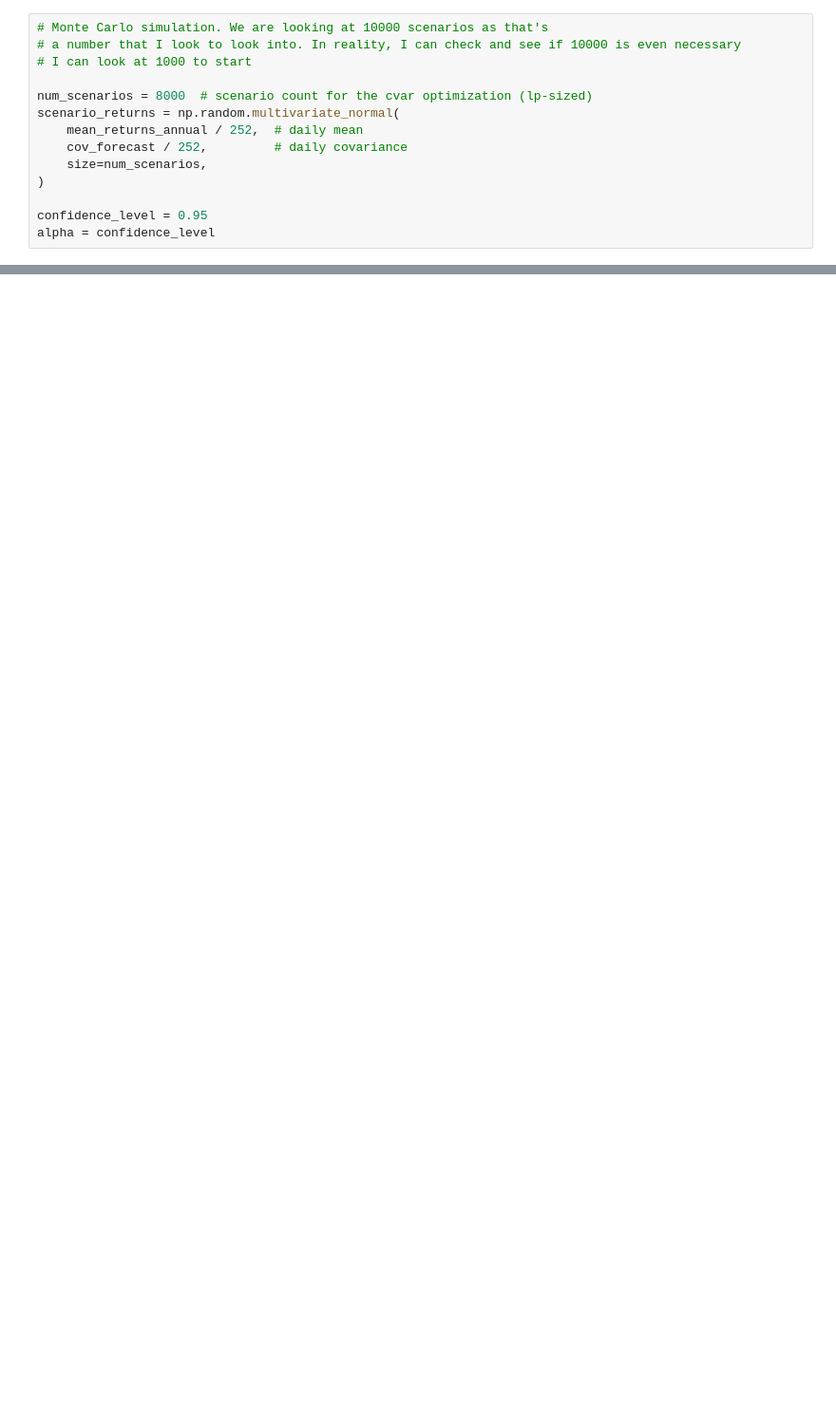
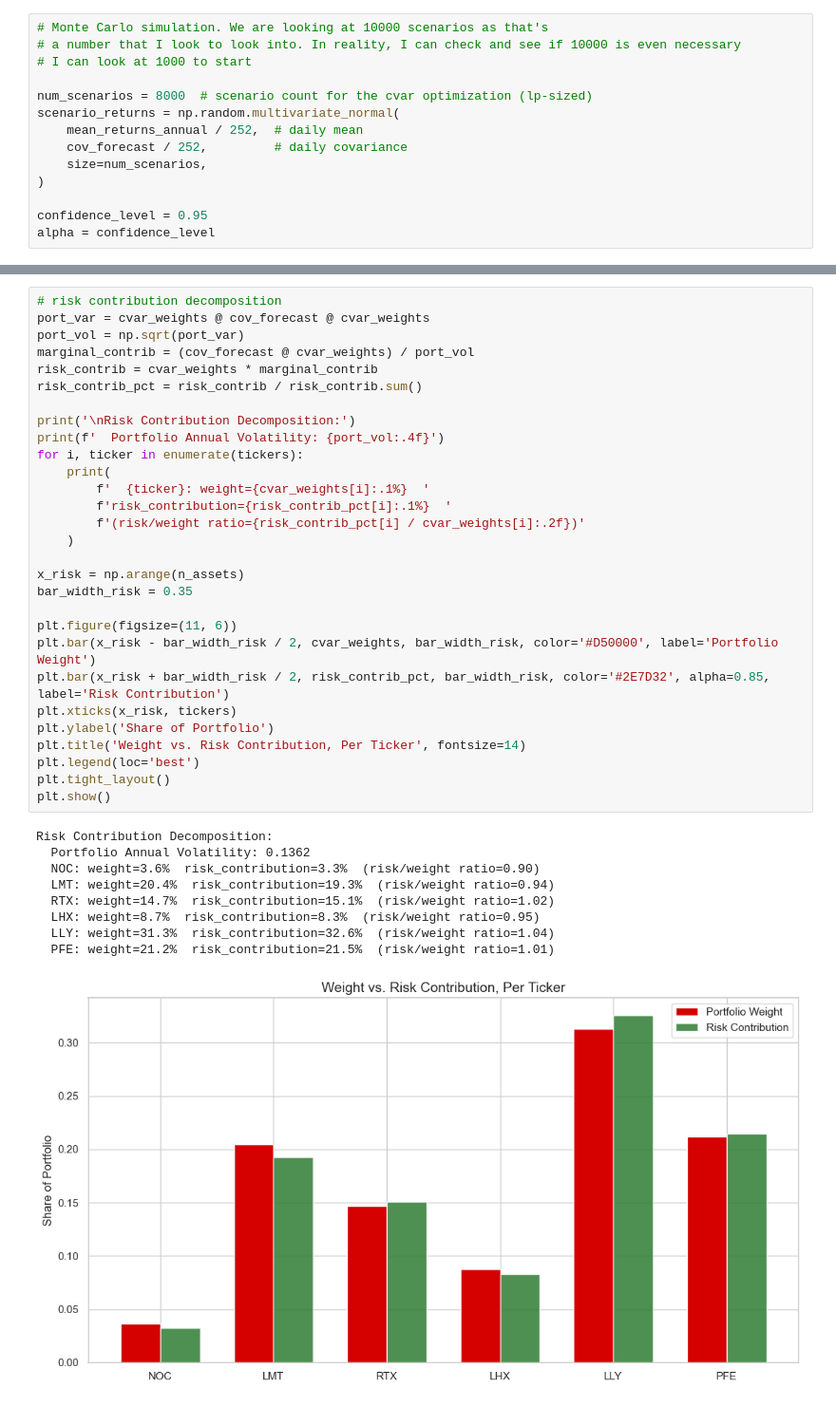
Before and after one commit to bekahaadams314/Market-Risk-Portfolio-Engine, a Jupyter notebook: market_portfolio_optimizer_using_monte_carlo.ipynb, the cells around one changed output, grey strips where cells are left out. Shown at 95% size. Drawn from its saved outputs; the diff is of its cells as text; blank space fills up the shorter version.

```diff
--- a/market_portfolio_optimizer_using_monte_carlo.ipynb
+++ b/market_portfolio_optimizer_using_monte_carlo.ipynb
@@ -190,3 +226,42 @@ CVaR-Minimizing Weights:
+# %%
+# risk contribution decomposition
+port_var = cvar_weights @ cov_forecast @ cvar_weights
+port_vol = np.sqrt(port_var)
+marginal_contrib = (cov_forecast @ cvar_weights) / port_vol
+risk_contrib = cvar_weights * marginal_contrib
+risk_contrib_pct = risk_contrib / risk_contrib.sum()
+
+print('\nRisk Contribution Decomposition:')
+print(f'  Portfolio Annual Volatility: {port_vol:.4f}')
+for i, ticker in enumerate(tickers):
+    print(
+        f'  {ticker}: weight={cvar_weights[i]:.1%}  '
+        f'risk_contribution={risk_contrib_pct[i]:.1%}  '
+        f'(risk/weight ratio={risk_contrib_pct[i] / cvar_weights[i]:.2f})'
+    )
+
+x_risk = np.arange(n_assets)
+bar_width_risk = 0.35
+
+plt.figure(figsize=(11, 6))
+plt.bar(x_risk - bar_width_risk / 2, cvar_weights, bar_width_risk, color='#D50000', label='Portfolio Weight')
+plt.bar(x_risk + bar_width_risk / 2, risk_contrib_pct, bar_width_risk, color='#2E7D32', alpha=0.85, label='Risk Contribution')
+plt.xticks(x_risk, tickers)
+plt.ylabel('Share of Portfolio')
+plt.title('Weight vs. Risk Contribution, Per Ticker', fontsize=14)
+plt.legend(loc='best')
+plt.tight_layout()
+plt.show()
+# %% [output]
+Risk Contribution Decomposition:
+  Portfolio Annual Volatility: 0.1362
+  NOC: weight=3.6%  risk_contribution=3.3%  (risk/weight ratio=0.90)
+  LMT: weight=20.4%  risk_contribution=19.3%  (risk/weight ratio=0.94)
+  RTX: weight=14.7%  risk_contribution=15.1%  (risk/weight ratio=1.02)
+  LHX: weight=8.7%  risk_contribution=8.3%  (risk/weight ratio=0.95)
+  LLY: weight=31.3%  risk_contribution=32.6%  (risk/weight ratio=1.04)
+  PFE: weight=21.2%  risk_contribution=21.5%  (risk/weight ratio=1.01)
+[figure, added]
 # %%
 equal_weights_preview = np.full(n_assets, 1.0 / n_assets)
 
```
Also changed, not shown: parts of 8 cells of this notebook.
